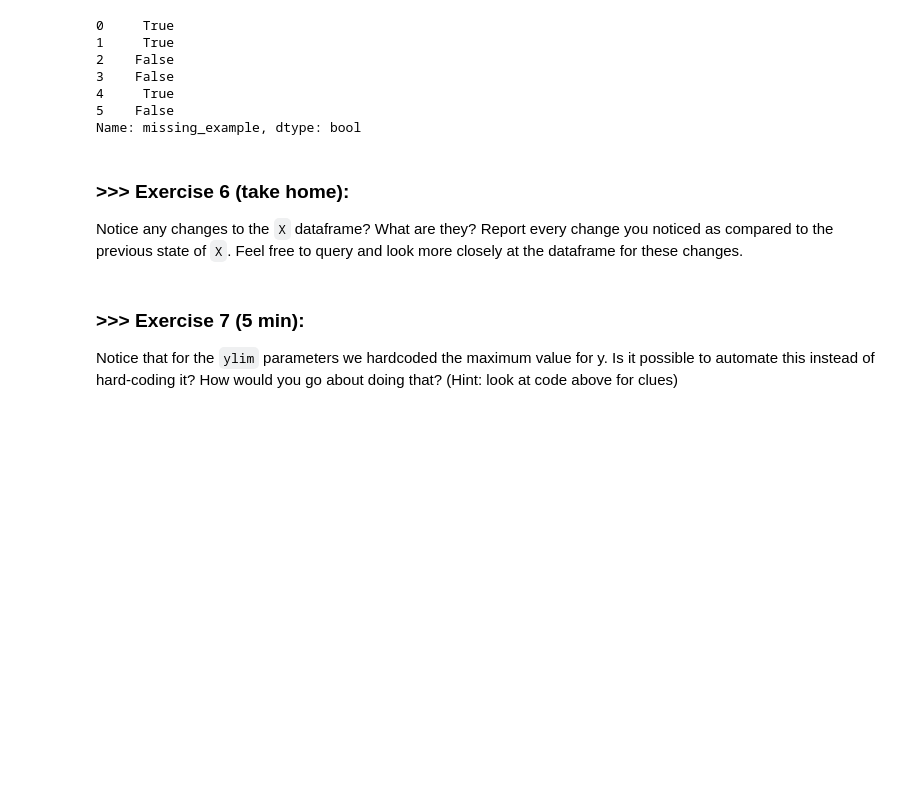
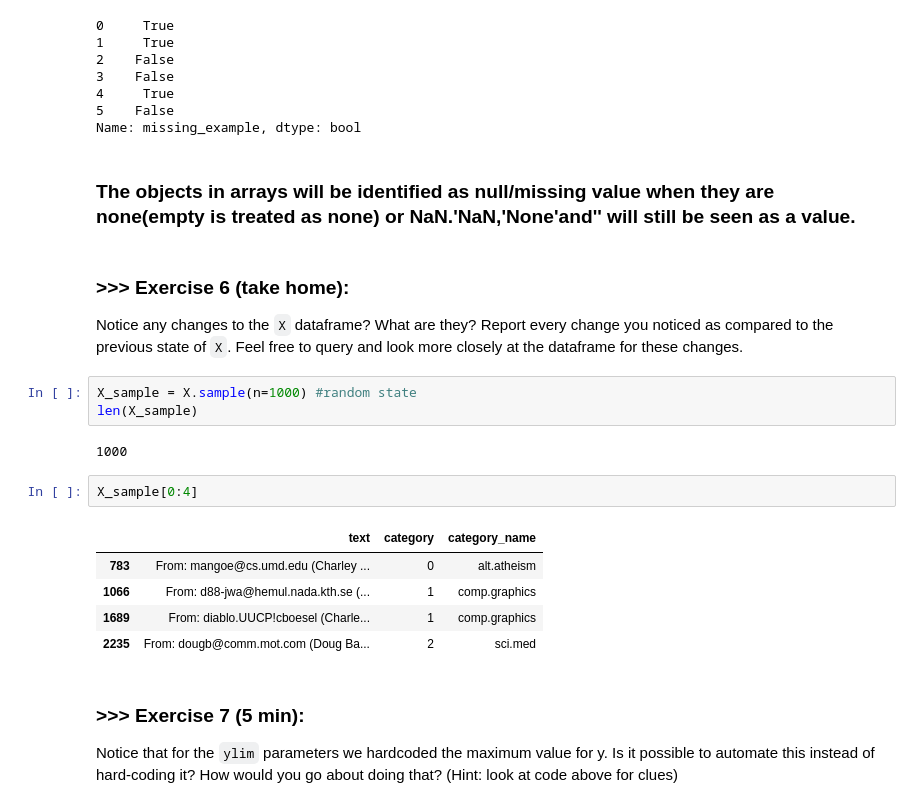
Before and after one commit to eugene08976/DM19-Lab1-Homework1, a Jupyter notebook: DM19-Lab1-Homework.ipynb, the cells around one changed output. Drawn from its saved outputs; the diff is of its cells as text; blank space fills up the shorter version.

```diff
--- a/DM19-Lab1-Homework.ipynb
+++ b/DM19-Lab1-Homework.ipynb
@@ -200,9 +200,24 @@ NA_df['missing_example'].isnull()
 4     True
 5    False
 Name: missing_example, dtype: bool
+# %% [markdown]
+### The objects in arrays will be identified as null/missing value when they are none(empty is treated as none) or NaN.'NaN,'None'and'' will still be seen as a value.
 # %% [markdown]
 ### >>> Exercise 6 (take home):
 Notice any changes to the `X` dataframe? What are they? Report every change you noticed as compared to the previous state of `X`. Feel free to query and look more closely at the dataframe for these changes.
+# %%
+X_sample = X.sample(n=1000) #random state
+len(X_sample)
+# %% [output]
+1000
+# %%
+X_sample[0:4]
+# %% [output]
+|  | text | category | category_name |
+| 783 | From: mangoe@cs.umd.edu (Charley ... | 0 | alt.atheism |
+| 1066 | From: d88-jwa@hemul.nada.kth.se (... | 1 | comp.graphics |
+| 1689 | From: diablo.UUCP!cboesel (Charle... | 1 | comp.graphics |
+| 2235 | From: dougb@comm.mot.com (Doug Ba... | 2 | sci.med |
 # %% [markdown]
 ### >>> **Exercise 7 (5 min):**
 Notice that for the `ylim` parameters we hardcoded the maximum value for y. Is it possible to automate this instead of hard-coding it? How would you go about doing that? (Hint: look at code above for clues)
```
Also changed, not shown: parts of 2 cells of this notebook.
